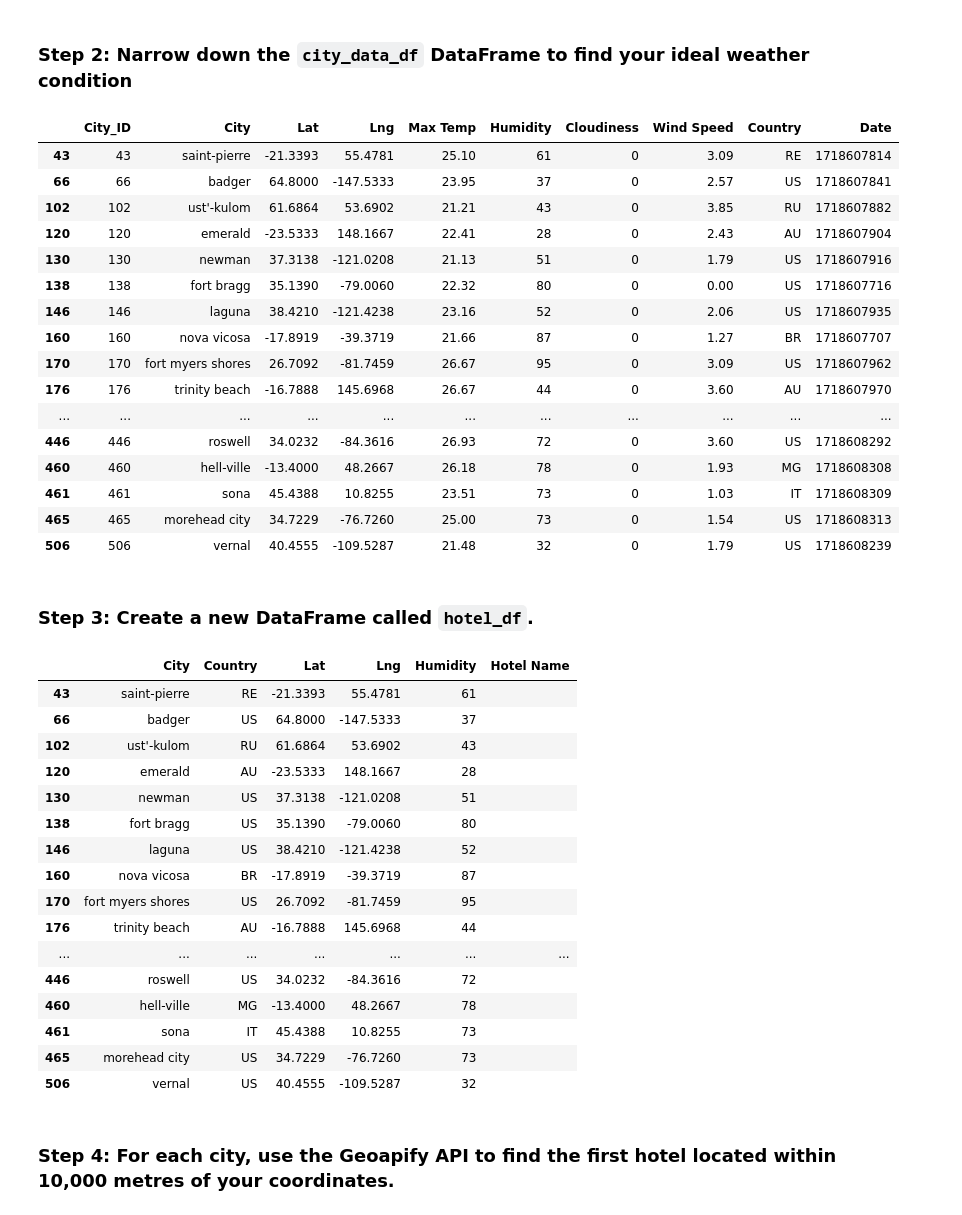
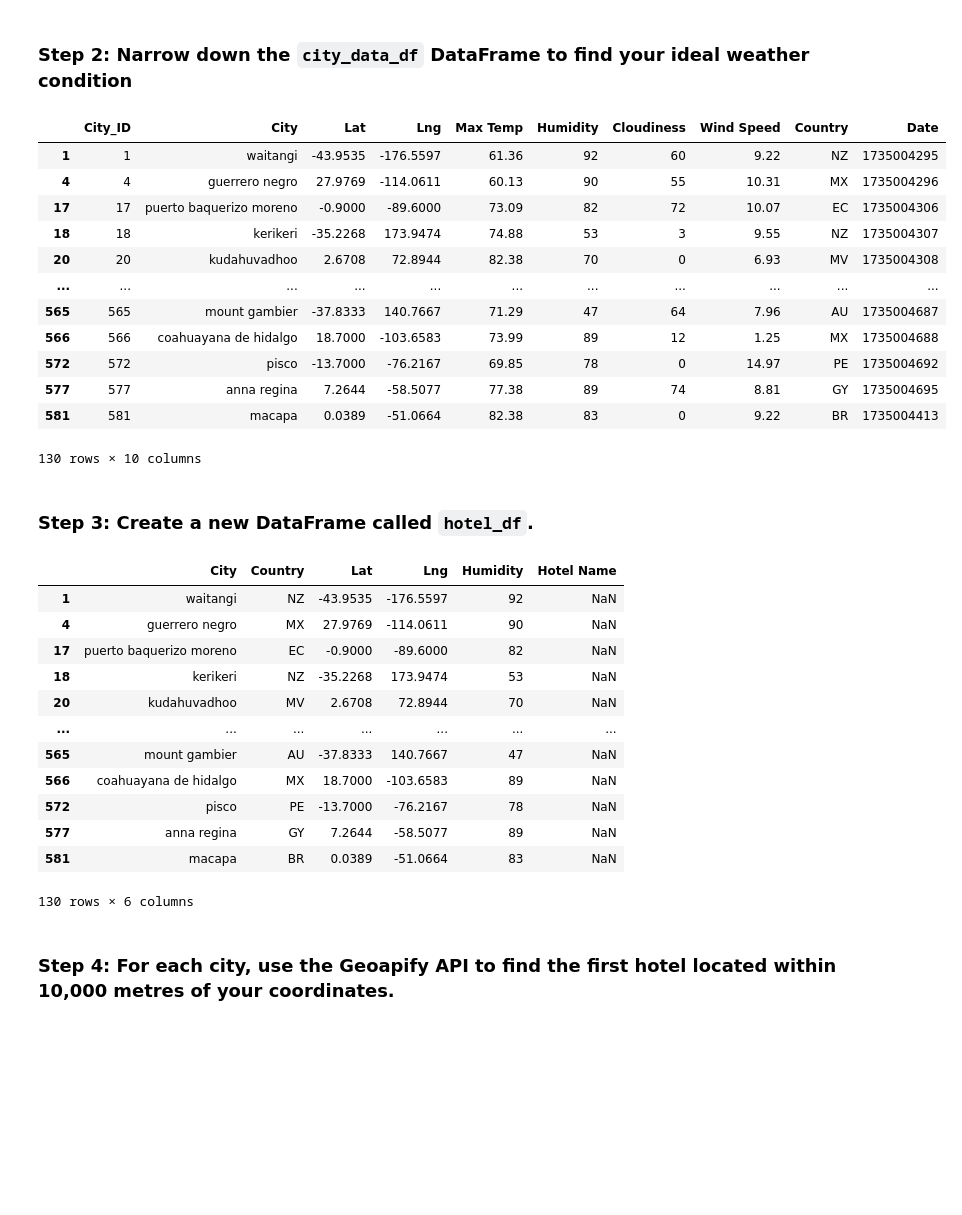
Before and after one commit to Bwjohnson1005/Python_api_challenge, a Jupyter notebook: VacationPy.ipynb, the cells around one changed output. Cells and saved outputs as stored; diff of their text form; code cells hidden in the pictures; blank space fills up the shorter version.

```diff
--- a/VacationPy.ipynb
+++ b/VacationPy.ipynb
@@ -48,60 +52,58 @@ city_data_df.head()
 ### Step 2: Narrow down the `city_data_df` DataFrame to find your ideal weather condition
 # %%
 # Narrow down cities that fit criteria and drop any results with null values
-# YOUR CODE HERE
+max_temp = 90
+min_temp = 60
+
+max_clouds = 75
+
+brandons_ideal_spots = city_data_df[(city_data_df['Max Temp'] < max_temp) & (city_data_df['Max Temp'] > min_temp)
+                                    & (city_data_df['Cloudiness'] < max_clouds)]
 
 # Drop any rows with null values
-# YOUR CODE HERE
+brandons_ideal_spots = brandons_ideal_spots.dropna()
 
 # Display sample data
-# YOUR CODE HERE
+brandons_ideal_spots
 # %% [output]
 |  | City_ID | City | Lat | Lng | Max Temp | Humidity | Cloudiness | Wind Speed | Country | Date |
-| 43 | 43 | saint-pierre | -21.3393 | 55.4781 | 25.10 | 61 | 0 | 3.09 | RE | 1718607814 |
-| 66 | 66 | badger | 64.8000 | -147.5333 | 23.95 | 37 | 0 | 2.57 | US | 1718607841 |
-| 102 | 102 | ust'-kulom | 61.6864 | 53.6902 | 21.21 | 43 | 0 | 3.85 | RU | 1718607882 |
-| 120 | 120 | emerald | -23.5333 | 148.1667 | 22.41 | 28 | 0 | 2.43 | AU | 1718607904 |
-| 130 | 130 | newman | 37.3138 | -121.0208 | 21.13 | 51 | 0 | 1.79 | US | 1718607916 |
-| 138 | 138 | fort bragg | 35.1390 | -79.0060 | 22.32 | 80 | 0 | 0.00 | US | 1718607716 |
-| 146 | 146 | laguna | 38.4210 | -121.4238 | 23.16 | 52 | 0 | 2.06 | US | 1718607935 |
-| 160 | 160 | nova vicosa | -17.8919 | -39.3719 | 21.66 | 87 | 0 | 1.27 | BR | 1718607707 |
-| 170 | 170 | fort myers shores | 26.7092 | -81.7459 | 26.67 | 95 | 0 | 3.09 | US | 1718607962 |
-| 176 | 176 | trinity beach | -16.7888 | 145.6968 | 26.67 | 44 | 0 | 3.60 | AU | 1718607970 |
+| 1 | 1 | waitangi | -43.9535 | -176.5597 | 61.36 | 92 | 60 | 9.22 | NZ | 1735004295 |
+| 4 | 4 | guerrero negro | 27.9769 | -114.0611 | 60.13 | 90 | 55 | 10.31 | MX | 1735004296 |
+| 17 | 17 | puerto baquerizo moreno | -0.9000 | -89.6000 | 73.09 | 82 | 72 | 10.07 | EC | 1735004306 |
+| 18 | 18 | kerikeri | -35.2268 | 173.9474 | 74.88 | 53 | 3 | 9.55 | NZ | 1735004307 |
+| 20 | 20 | kudahuvadhoo | 2.6708 | 72.8944 | 82.38 | 70 | 0 | 6.93 | MV | 1735004308 |
 | ... | ... | ... | ... | ... | ... | ... | ... | ... | ... | ... |
-| 446 | 446 | roswell | 34.0232 | -84.3616 | 26.93 | 72 | 0 | 3.60 | US | 1718608292 |
-| 460 | 460 | hell-ville | -13.4000 | 48.2667 | 26.18 | 78 | 0 | 1.93 | MG | 1718608308 |
-| 461 | 461 | sona | 45.4388 | 10.8255 | 23.51 | 73 | 0 | 1.03 | IT | 1718608309 |
-| 465 | 465 | morehead city | 34.7229 | -76.7260 | 25.00 | 73 | 0 | 1.54 | US | 1718608313 |
-| 506 | 506 | vernal | 40.4555 | -109.5287 | 21.48 | 32 | 0 | 1.79 | US | 1718608239 |
+| 565 | 565 | mount gambier | -37.8333 | 140.7667 | 71.29 | 47 | 64 | 7.96 | AU | 1735004687 |
+| 566 | 566 | coahuayana de hidalgo | 18.7000 | -103.6583 | 73.99 | 89 | 12 | 1.25 | MX | 1735004688 |
+| 572 | 572 | pisco | -13.7000 | -76.2167 | 69.85 | 78 | 0 | 14.97 | PE | 1735004692 |
+| 577 | 577 | anna regina | 7.2644 | -58.5077 | 77.38 | 89 | 74 | 8.81 | GY | 1735004695 |
+| 581 | 581 | macapa | 0.0389 | -51.0664 | 82.38 | 83 | 0 | 9.22 | BR | 1735004413 |
+130 rows × 10 columns
 # %% [markdown]
 ### Step 3: Create a new DataFrame called `hotel_df`.
 # %%
 # Use the Pandas copy function to create DataFrame called hotel_df to store the city, country, coordinates, and humidity
-# YOUR CODE HERE
+hotel_df = brandons_ideal_spots.loc[:,['City','Country',  'Lat', 'Lng', 'Humidity']]
 
 # Add an empty column, "Hotel Name," to the DataFrame so you can store the hotel found using the Geoapify API
-# YOUR CODE HERE
+hotel_df['Hotel Name'] = np.nan
 
 # Display sample data
-# YOUR CODE HERE
+hotel_df
 # %% [output]
 |  | City | Country | Lat | Lng | Humidity | Hotel Name |
-| 43 | saint-pierre | RE | -21.3393 | 55.4781 | 61 |  |
-| 66 | badger | US | 64.8000 | -147.5333 | 37 |  |
-| 102 | ust'-kulom | RU | 61.6864 | 53.6902 | 43 |  |
-| 120 | emerald | AU | -23.5333 | 148.1667 | 28 |  |
-| 130 | newman | US | 37.3138 | -121.0208 | 51 |  |
-| 138 | fort bragg | US | 35.1390 | -79.0060 | 80 |  |
-| 146 | laguna | US | 38.4210 | -121.4238 | 52 |  |
-| 160 | nova vicosa | BR | -17.8919 | -39.3719 | 87 |  |
-| 170 | fort myers shores | US | 26.7092 | -81.7459 | 95 |  |
-| 176 | trinity beach | AU | -16.7888 | 145.6968 | 44 |  |
+| 1 | waitangi | NZ | -43.9535 | -176.5597 | 92 | NaN |
+| 4 | guerrero negro | MX | 27.9769 | -114.0611 | 90 | NaN |
+| 17 | puerto baquerizo moreno | EC | -0.9000 | -89.6000 | 82 | NaN |
+| 18 | kerikeri | NZ | -35.2268 | 173.9474 | 53 | NaN |
+| 20 | kudahuvadhoo | MV | 2.6708 | 72.8944 | 70 | NaN |
 | ... | ... | ... | ... | ... | ... | ... |
-| 446 | roswell | US | 34.0232 | -84.3616 | 72 |  |
-| 460 | hell-ville | MG | -13.4000 | 48.2667 | 78 |  |
-| 461 | sona | IT | 45.4388 | 10.8255 | 73 |  |
-| 465 | morehead city | US | 34.7229 | -76.7260 | 73 |  |
-| 506 | vernal | US | 40.4555 | -109.5287 | 32 |  |
+| 565 | mount gambier | AU | -37.8333 | 140.7667 | 47 | NaN |
+| 566 | coahuayana de hidalgo | MX | 18.7000 | -103.6583 | 89 | NaN |
+| 572 | pisco | PE | -13.7000 | -76.2167 | 78 | NaN |
+| 577 | anna regina | GY | 7.2644 | -58.5077 | 89 | NaN |
+| 581 | macapa | BR | 0.0389 | -51.0664 | 83 | NaN |
+130 rows × 6 columns
 # %% [markdown]
 ### Step 4: For each city, use the Geoapify API to find the first hotel located within 10,000 metres of your coordinates.
 # %%
```
Also changed, not shown: parts of 5 cells of this notebook.
